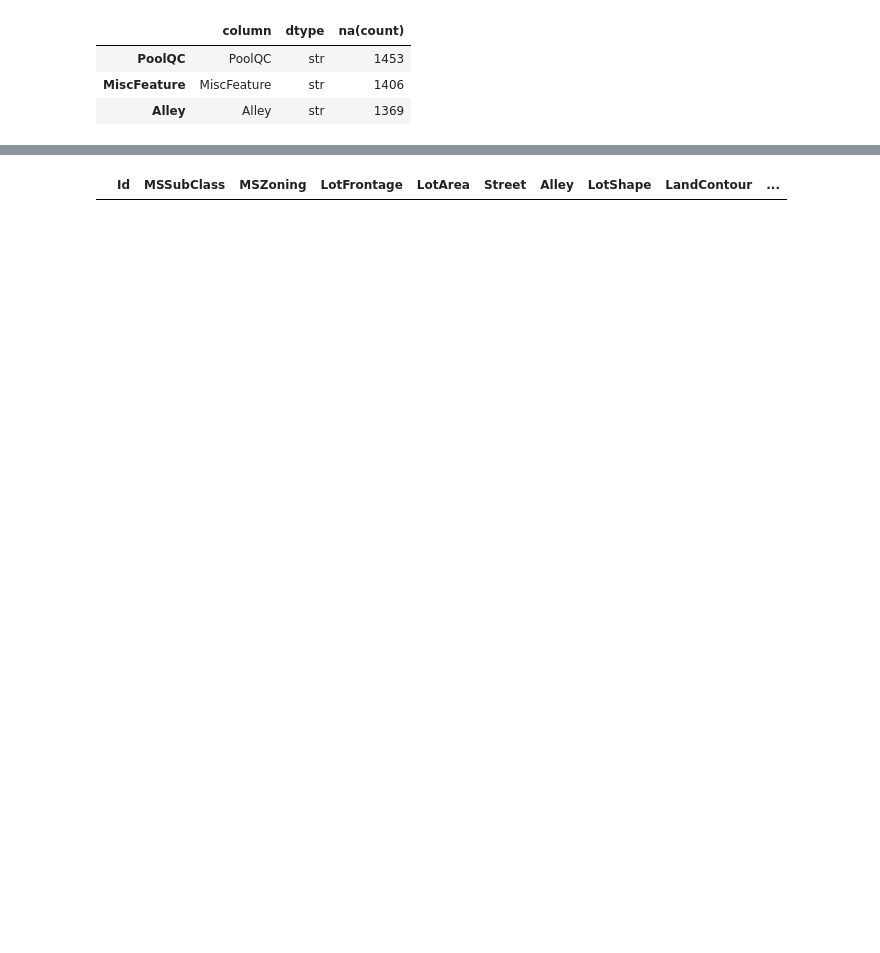
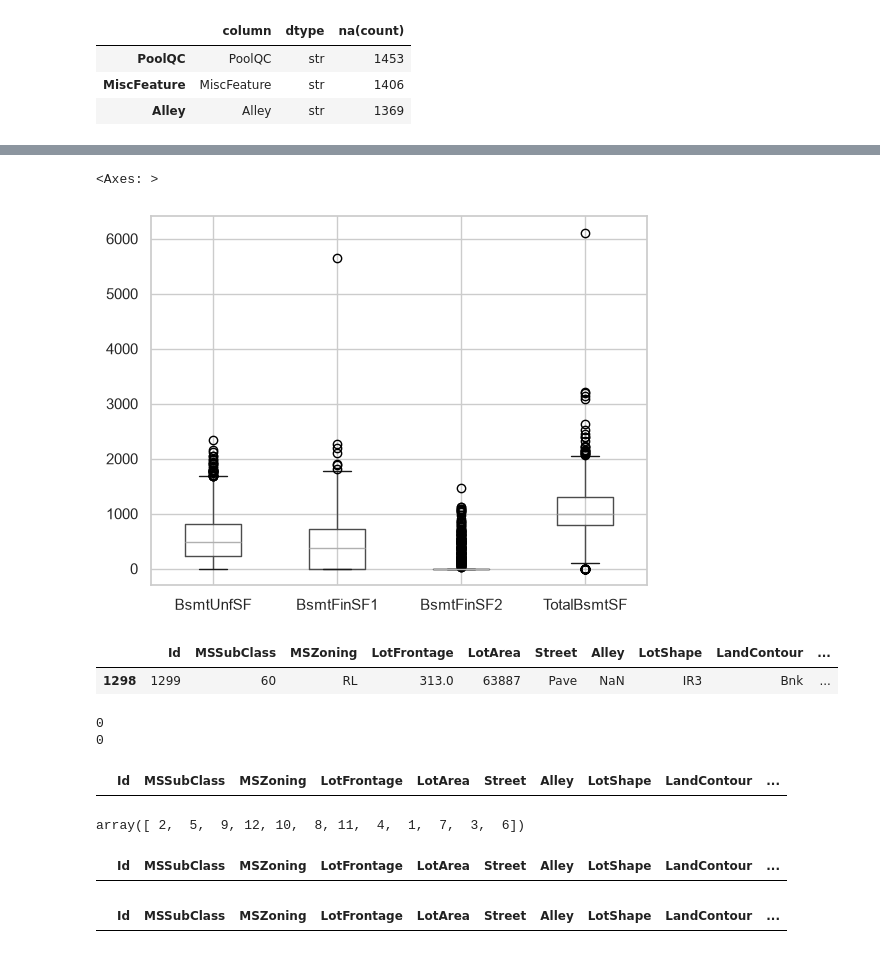
Before and after one commit to KaiLynn99/machine-learning, a Jupyter notebook: 11.02 (Day.90)/Kaggle_HousePrice_회귀.ipynb, the cells around one changed output, grey strips where cells are left out. Drawn from its saved outputs; the diff is of its cells as text; code cells hidden in the pictures; blank space fills up the shorter version.

```diff
--- a/11.02 (Day.90)/Kaggle_HousePrice_회귀.ipynb
+++ b/11.02 (Day.90)/Kaggle_HousePrice_회귀.ipynb
@@ -245,0 +236,10 @@ df.loc[df['SalePrice'] < 0]
+# %%
+df.boxplot(['BsmtUnfSF','BsmtFinSF1','BsmtFinSF2', 'TotalBsmtSF'])
+# %% [output]
+<Axes: >
+[figure, added]
+# %%
+df[df['BsmtFinSF1'] == 5644]
+# %% [output]
+|  | Id | MSSubClass | MSZoning | LotFrontage | LotArea | Street | Alley | LotShape | LandContour | ... |
+| 1298 | 1299 | 60 | RL | 313.0 | 63887 | Pave | NaN | IR3 | Bnk | ... |
@@ -246 +253,22 @@ df.loc[df['SalePrice'] < 0]
+# %%
+# 예시6) 식별자 중복: Id가 중복되거나 비어 있는지 확인한다.
+# 전체1460개 고유값 1460 -> 식별자 검증
+
+# RDB의 PK 검증
+# 결측치 확인
+print(df['Id'].isna().sum()) # 0 -> 식별자 결측치가 없다.
+# 중복값 확인
+print(df['Id'].duplicated().sum())
+
+# 만약 위에서 하나라도 1이 있다면 조건식으로 행을 탐색
+df[(df['Id'].isna() == True) | (df['Id'].duplicated() == True)]
+# %% [output]
+0
+0
+|  | Id | MSSubClass | MSZoning | LotFrontage | LotArea | Street | Alley | LotShape | LandContour | ... |
+# %%
+# 예시5) 월 범위: MoSold가 1~12 범위인지 확인한다.
+df['MoSold'].unique() # 1 ~ 12 , 0,
+# %% [output]
+array([ 2,  5,  9, 12, 10,  8, 11,  4,  1,  7,  3,  6])
 # %%
@@ -248,2 +276,8 @@ df.loc[df['YearBuilt'] > df['YrSold']]
 # %% [output]
 |  | Id | MSSubClass | MSZoning | LotFrontage | LotArea | Street | Alley | LotShape | LandContour | ... |
+# %%
+# 예시4) 방·욕실 수: BedroomAbvGr, FullBath, GarageCars 등에 음수나 비현실적인 값이 있는지 확인한다.
+
+df[(df['BedroomAbvGr']<0) | (df['FullBath']<0) | (df['GarageCars']<0)]
+# %% [output]
+|  | Id | MSSubClass | MSZoning | LotFrontage | LotArea | Street | Alley | LotShape | LandContour | ... |
```
Also changed, not shown: parts of 27 cells of this notebook.
